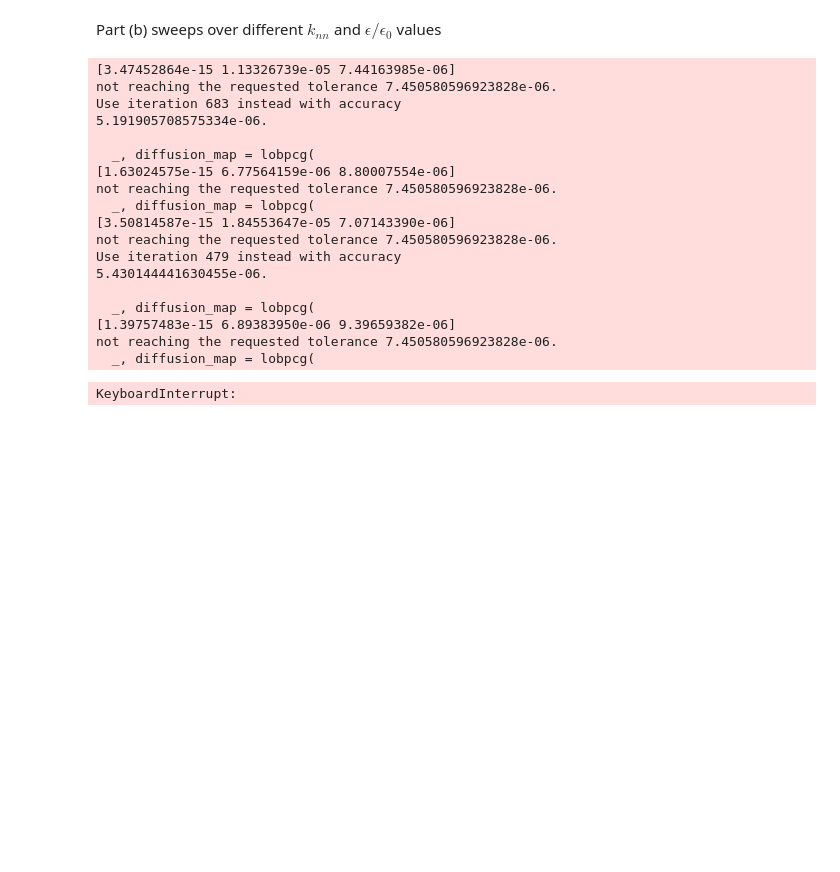
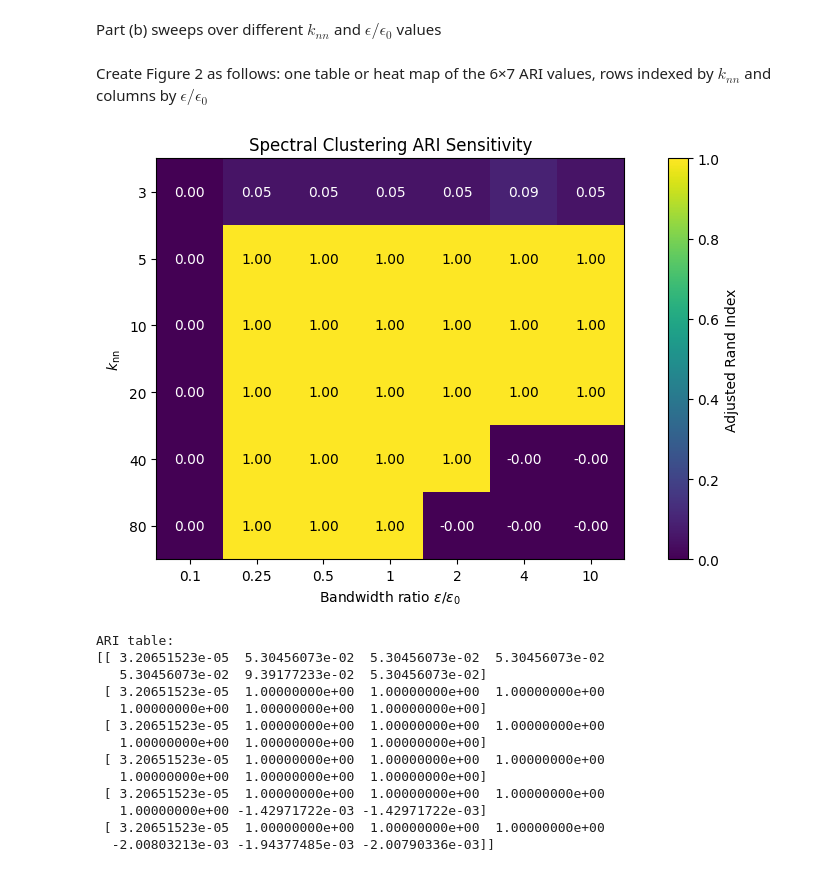
Before and after one commit to maxmartin40/Math-5750-Projects, a Jupyter notebook: Homework3.ipynb, the cells around one changed output. Cells and saved outputs as stored; diff of their text form; code cells hidden in the pictures; blank space fills up the shorter version.

Commit message:
Create figure 2

```diff
--- a/Homework3.ipynb
+++ b/Homework3.ipynb
@@ -156,28 +156,55 @@ for i, k_nn in enumerate(knn_values):
         W = A.copy()
         W.data = np.exp(-(W.data**2) / (2 * eps**2))
 
-        spectral = SpectralClustering(n_clusters=2, affinity="precomputed", assign_labels="kmeans", random_state=0)
+        spectral = SpectralClustering(n_clusters=2, affinity="precomputed", assign_labels="kmeans", eigen_solver="arpack", eigen_tol=1e-4, random_state=0)
 
         y_pred = spectral.fit_predict(W)
 
         ari_table[i, j] = adjusted_rand_score(y_true, y_pred)
-# %% [output]
-[3.47452864e-15 1.13326739e-05 7.44163985e-06]
-not reaching the requested tolerance 7.450580596923828e-06.
-Use iteration 683 instead with accuracy
-5.191905708575334e-06.
-
-  _, diffusion_map = lobpcg(
-[1.63024575e-15 6.77564159e-06 8.80007554e-06]
-not reaching the requested tolerance 7.450580596923828e-06.
-  _, diffusion_map = lobpcg(
-[3.50814587e-15 1.84553647e-05 7.07143390e-06]
-not reaching the requested tolerance 7.450580596923828e-06.
-Use iteration 479 instead with accuracy
-5.430144441630455e-06.
-
-  _, diffusion_map = lobpcg(
-[1.39757483e-15 6.89383950e-06 9.39659382e-06]
-not reaching the requested tolerance 7.450580596923828e-06.
-  _, diffusion_map = lobpcg(
-KeyboardInterrupt:
+# %% [markdown]
+Create Figure 2 as follows: one table or heat map of the 6×7 ARI values, rows indexed by $k_{nn}$ and columns
+by $\epsilon/\epsilon_0$
+# %%
+fig, ax = plt.subplots(figsize=(9, 5))
+
+im = ax.imshow(ari_table, cmap="viridis", vmin=0, vmax=1)
+
+ax.set_xticks(range(len(epsilon_ratios)))
+ax.set_xticklabels(epsilon_ratios)
+ax.set_yticks(range(len(knn_values)))
+ax.set_yticklabels(knn_values)
+
+ax.set_xlabel(r"Bandwidth ratio $\epsilon / \epsilon_0$")
+ax.set_ylabel(r"$k_{\mathrm{nn}}$")
+ax.set_title("Spectral Clustering ARI Sensitivity")
+
+# Put the ARI value inside each heat-map square
+for i in range(len(knn_values)):
+    for j in range(len(epsilon_ratios)):
+        color = "white" if ari_table[i, j] < 0.5 else "black"
+        ax.text(
+            j, i, f"{ari_table[i, j]:.2f}",
+            ha="center", va="center", color=color
+        )
+
+plt.colorbar(im, ax=ax, label="Adjusted Rand Index")
+plt.tight_layout()
+plt.show()
+
+print("ARI table:")
+print(ari_table)
+# %% [output]
+[figure, added]
+ARI table:
+[[ 3.20651523e-05  5.30456073e-02  5.30456073e-02  5.30456073e-02
+   5.30456073e-02  9.39177233e-02  5.30456073e-02]
+ [ 3.20651523e-05  1.00000000e+00  1.00000000e+00  1.00000000e+00
+   1.00000000e+00  1.00000000e+00  1.00000000e+00]
+ [ 3.20651523e-05  1.00000000e+00  1.00000000e+00  1.00000000e+00
+   1.00000000e+00  1.00000000e+00  1.00000000e+00]
+ [ 3.20651523e-05  1.00000000e+00  1.00000000e+00  1.00000000e+00
+   1.00000000e+00  1.00000000e+00  1.00000000e+00]
+ [ 3.20651523e-05  1.00000000e+00  1.00000000e+00  1.00000000e+00
+   1.00000000e+00 -1.42971722e-03 -1.42971722e-03]
+ [ 3.20651523e-05  1.00000000e+00  1.00000000e+00  1.00000000e+00
+  -2.00803213e-03 -1.94377485e-03 -2.00790336e-03]]
```
